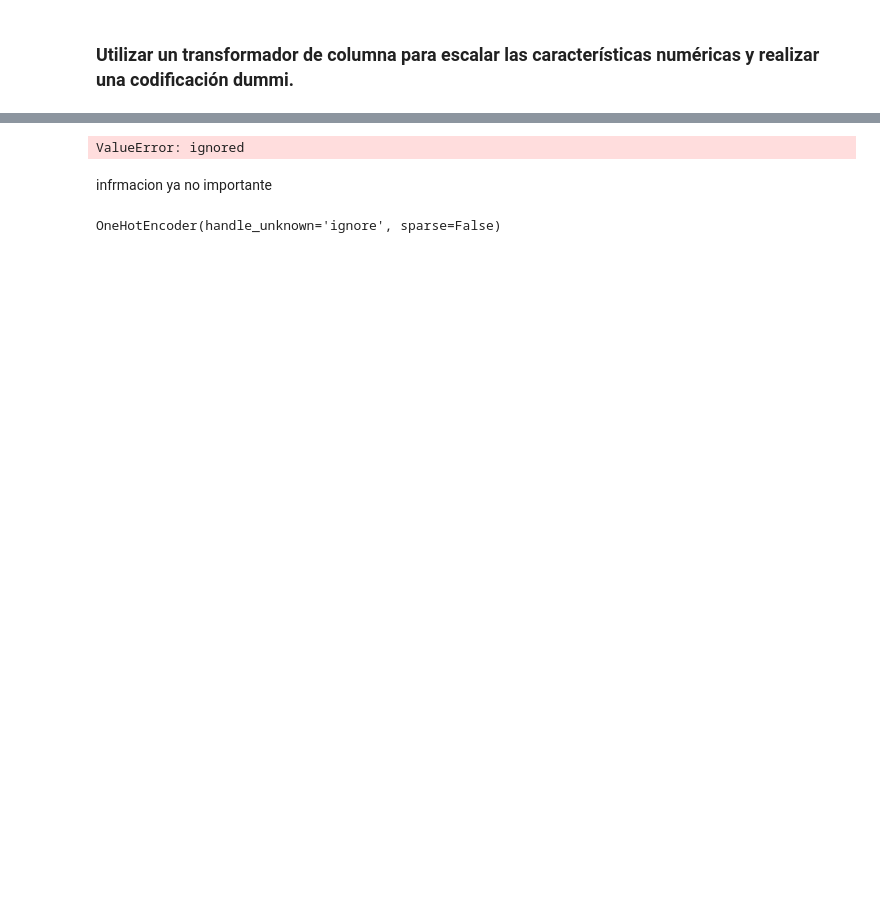
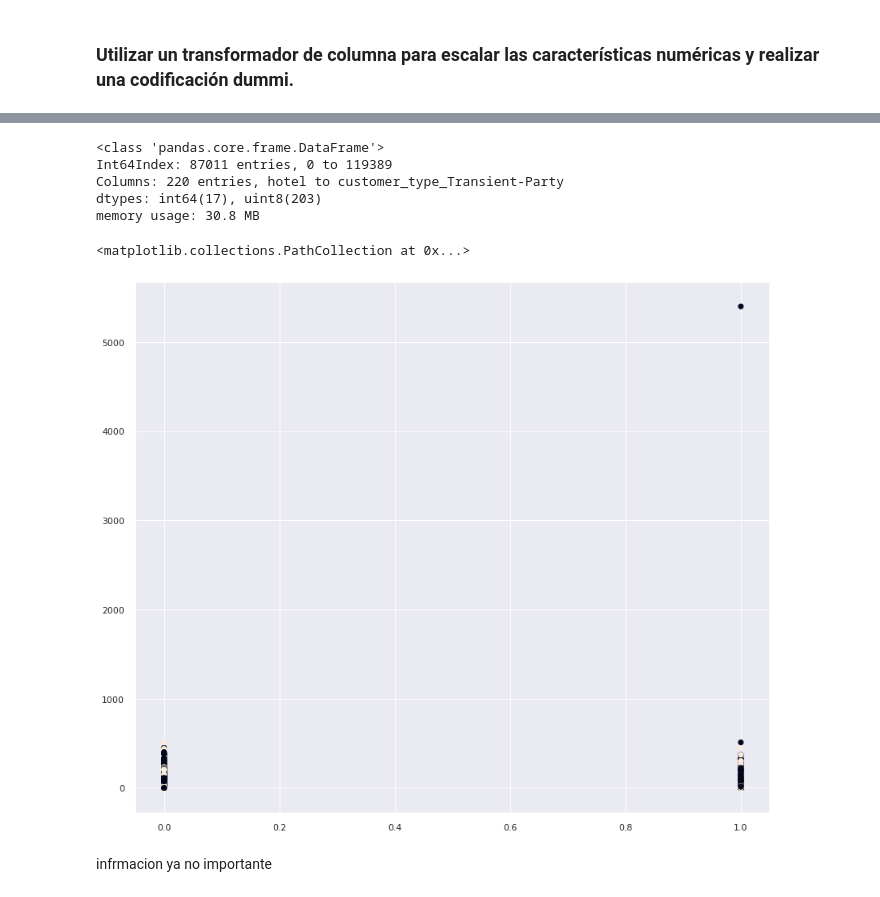
Before and after one commit to jesspl/prediction, a Jupyter notebook: proyecto2.ipynb, the cells around one changed output, grey strips where cells are left out. Drawn from its saved outputs; the diff is of its cells as text; code cells hidden in the pictures; blank space fills up the shorter version.

```diff
--- a/proyecto2.ipynb
+++ b/proyecto2.ipynb
@@ -511,22 +587,31 @@ from sklearn.cluster import KMeans
 # Instantiate Standard Scaler
 scaler = StandardScaler()
 # Fit & transform data.
-scaled_df = scaler.fit_transform(df1)
+scaled_df = scaler.fit_transform(df)
+# %%
+df.info()
+# %% [output]
+<class 'pandas.core.frame.DataFrame'>
+Int64Index: 87011 entries, 0 to 119389
+Columns: 220 entries, hotel to customer_type_Transient-Party
+dtypes: int64(17), uint8(203)
+memory usage: 30.8 MB
 # %%
 # Instantiate KMeans
 kmeans = KMeans(n_clusters = 2)
 kmeans.fit(scaled_df)
 #plt.style.use('seaborn-palette')
 #plt.style.use('ggplot')
 # Save the cluster labels to the dataframe
 df['cluster'] = kmeans.labels_
 #Visualize the clusters
-plt.scatter(df['Age'], df['Debts'], c = df['cluster'])
-plt.xlabel('Age')
-plt.ylabel('Debts')
-plt.title('Age range respect with the Bebts');
+plt.scatter(df['hotel'], df['adr'], c = df['cluster'])
+# plt.xlabel('Age')
+# plt.ylabel('Debts')
+# plt.title('Age range respect with the Bebts');
 # %% [output]
-ValueError: ignored
+<matplotlib.collections.PathCollection at 0x...>
+[figure, added]
 # %% [markdown]
 infrmacion ya no importante
 # %%
@@ -541,4 +618,0 @@ ohe = OneHotEncoder(handle_unknown="ignore", sparse=False)
-# %%
-ohe
-# %% [output]
-OneHotEncoder(handle_unknown='ignore', sparse=False)
```
Also changed, not shown: parts of 27 cells of this notebook.
